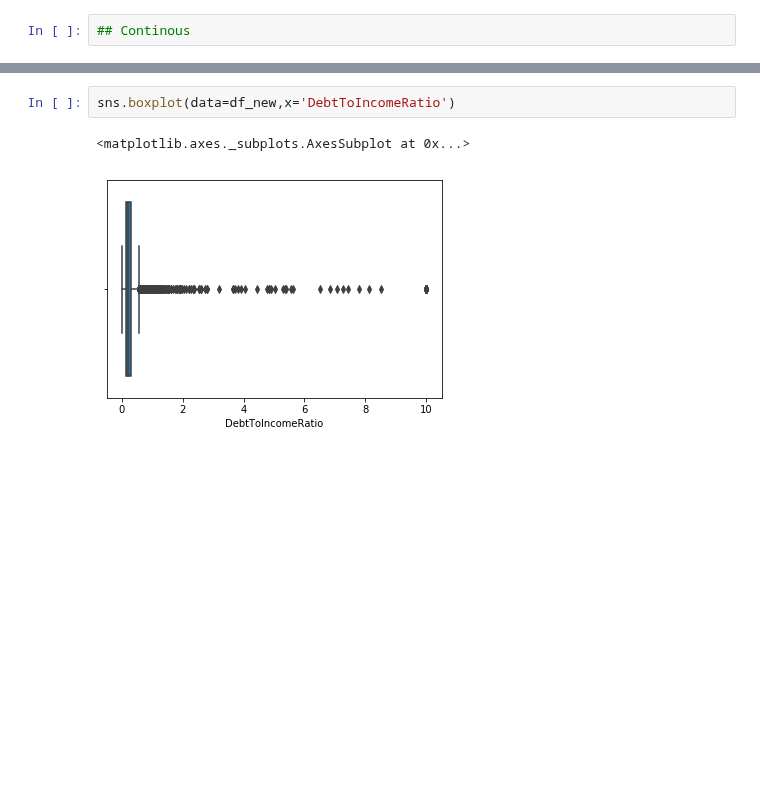
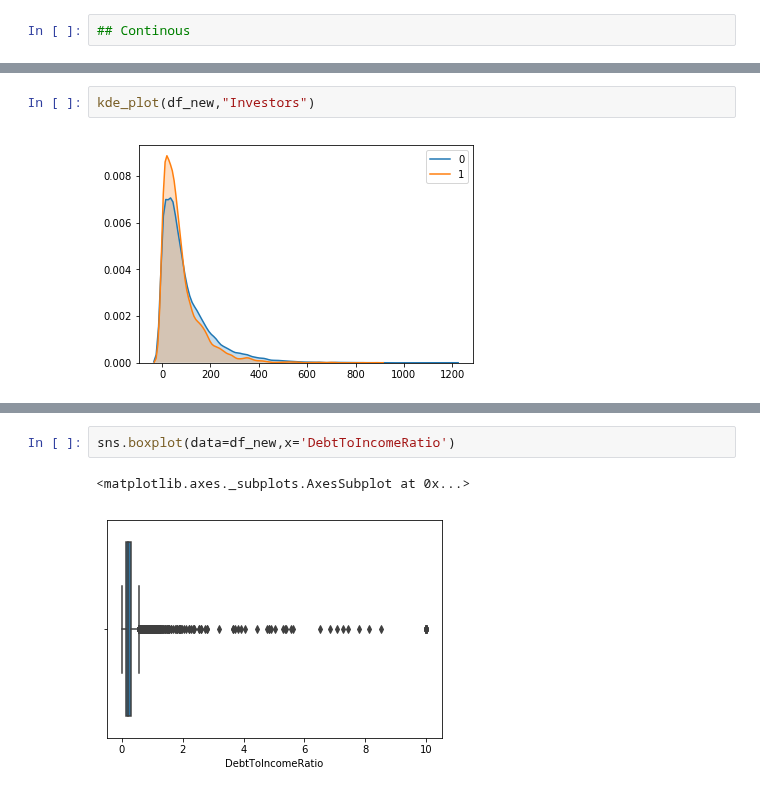
Before and after one commit to abhiksark/Udacity-DataAnalyst-Nanodegree, a Jupyter notebook: bank_loan/loan_dataset.ipynb, the cells around one changed output, grey strips where cells are left out. Saved outputs shown, nothing was run; the diff lists cells and outputs as text; blank space fills up the shorter version.

```diff
--- a/bank_loan/loan_dataset.ipynb
+++ b/bank_loan/loan_dataset.ipynb
@@ -367,0 +361,4 @@ sns.kdeplot(df_new.DebtToIncomeRatio, shade=True, color="r");
+# %%
+kde_plot(df_new,"Investors")
+# %% [output]
+[figure, added]
```
Also changed, not shown: parts of 31 cells of this notebook.
